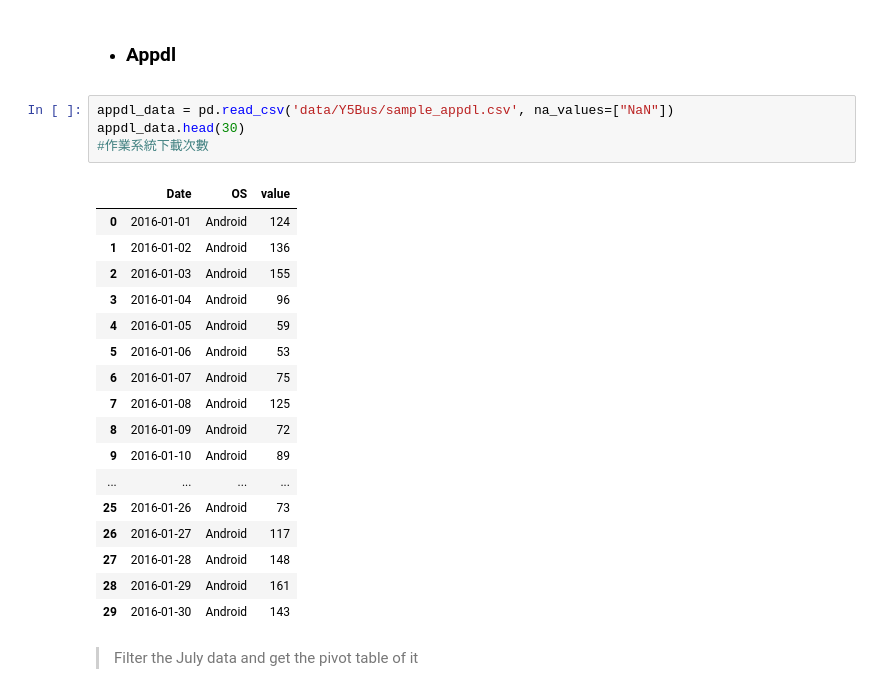
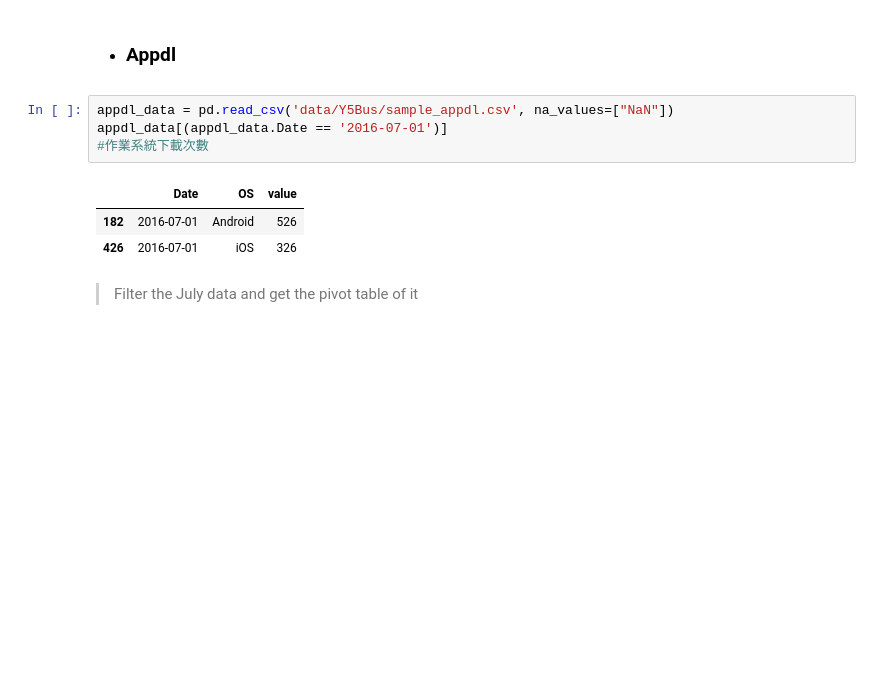
Before and after one commit to Coslate/DataMining_Lab1, a Jupyter notebook: DM106-2 Lab 1-2.ipynb, the cells around one changed output. Cells and saved outputs as stored; diff of their text form; blank space fills up the shorter version.

```diff
--- a/DM106-2 Lab 1-2.ipynb
+++ b/DM106-2 Lab 1-2.ipynb
@@ -275,26 +275,12 @@ pm25_data.groupby('device_id')['s_d0'].mean().plot(kind='barh')
 - <h3> Appdl </h3>
 # %%
 appdl_data = pd.read_csv('data/Y5Bus/sample_appdl.csv', na_values=["NaN"])
-appdl_data.head(30)
+appdl_data[(appdl_data.Date == '2016-07-01')]
 #作業系統下載次數
 # %% [output]
 |  | Date | OS | value |
-| 0 | 2016-01-01 | Android | 124 |
-| 1 | 2016-01-02 | Android | 136 |
-| 2 | 2016-01-03 | Android | 155 |
-| 3 | 2016-01-04 | Android | 96 |
-| 4 | 2016-01-05 | Android | 59 |
-| 5 | 2016-01-06 | Android | 53 |
-| 6 | 2016-01-07 | Android | 75 |
-| 7 | 2016-01-08 | Android | 125 |
-| 8 | 2016-01-09 | Android | 72 |
-| 9 | 2016-01-10 | Android | 89 |
-| ... | ... | ... | ... |
-| 25 | 2016-01-26 | Android | 73 |
-| 26 | 2016-01-27 | Android | 117 |
-| 27 | 2016-01-28 | Android | 148 |
-| 28 | 2016-01-29 | Android | 161 |
-| 29 | 2016-01-30 | Android | 143 |
+| 182 | 2016-07-01 | Android | 526 |
+| 426 | 2016-07-01 | iOS | 326 |
 # %% [markdown]
 > Filter the July data and get the pivot table of it
 # %%
```
Also changed, not shown: parts of 14 cells of this notebook, 2 other files.
